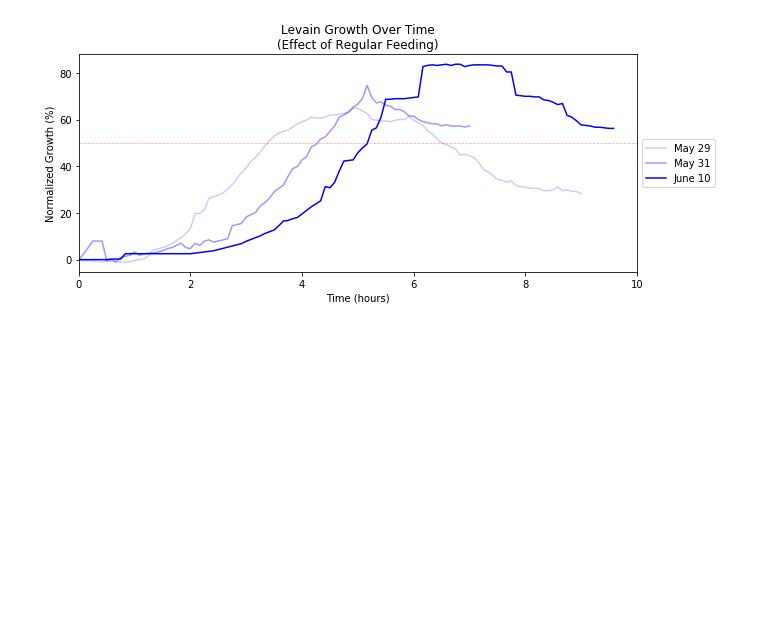
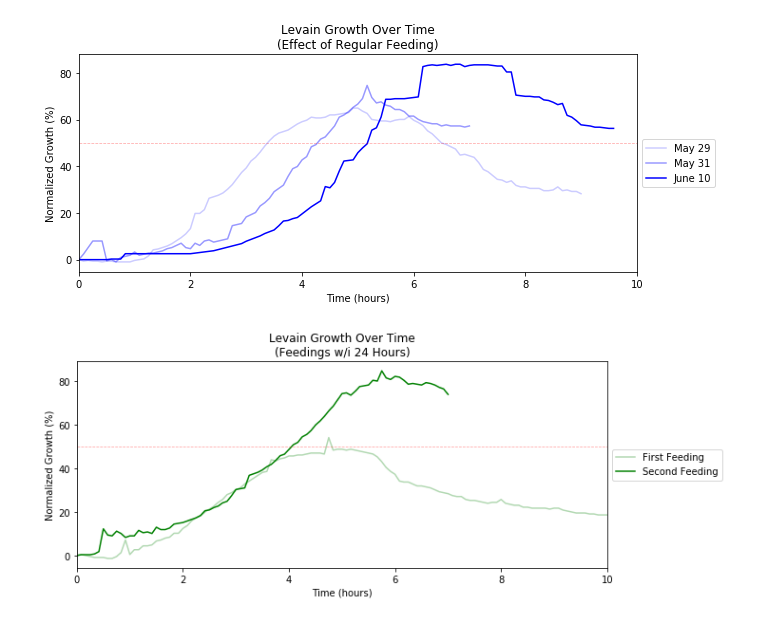
Before and after one commit to justinmklam/sourdough-starter-monitor, a Jupyter notebook: Timelapse Analysis.ipynb, the cells around one changed output. Drawn from its saved outputs; the diff is of its cells as text; code cells hidden in the pictures; blank space fills up the shorter version.

```diff
--- a/Timelapse Analysis.ipynb
+++ b/Timelapse Analysis.ipynb
@@ -133,23 +168,0 @@ Text(0.5,1,'Levain Growth Over Time')
-# %%
-def plot_heights(ax, df, label):
-    ax.plot(df['Time']/60, df['Height Normalized']*100, label=label)
-
-fig, ax = plt.subplots(1, figsize=(10,4))
-
-plot_heights(ax, df_529left, 'May 29 - Left Jar')
-plot_heights(ax, df_529right, 'May 29 - Right Jar')
-plot_heights(ax, df_531, 'May 31 - First Feeding')
-plot_heights(ax, df_531_2, 'May 31 - Second Feeding')
-plot_heights(ax, df_610, 'June 10 - Out of Fridge')
-
-ax.legend(loc='center left', bbox_to_anchor=(1, 0.5))
-ax.set_xlabel('Time (hours)')
-ax.set_ylabel('Normalized Growth (%)')
-
-# ax.axhline(y=100, color='r', linestyle='--', alpha=0.5, linewidth=0.75)
-ax.axhline(y=50, color='r', linestyle='--', alpha=0.35, linewidth=0.75)
-
-ax.set_xlim([0, 10])
-ax.set_title('Levain Growth Over Time')
-
-plt.show()
@@ -178,3 +189,25 @@ ax.set_title('Levain Growth Over Time\n(Effect of Regular Feeding)')
 plt.show()
 # %% [output]
 [figure]
+# %%
+def plot_heights(ax, df, label, alpha=1):
+    ax.plot(df['Time']/60, df['Height Normalized']*100, label=label, alpha=alpha, color='g')
+
+fig, ax = plt.subplots(1, figsize=(10,4))
+
+plot_heights(ax, df_623_1, 'First Feeding', alpha=0.3)
+plot_heights(ax, df_623, 'Second Feeding', alpha=1)
+
+ax.legend(loc='center left', bbox_to_anchor=(1, 0.5))
+ax.set_xlabel('Time (hours)')
+ax.set_ylabel('Normalized Growth (%)')
+
+# ax.axhline(y=100, color='r', linestyle='--', alpha=0.5, linewidth=0.75)
+ax.axhline(y=50, color='r', linestyle='--', alpha=0.35, linewidth=0.75)
+
+ax.set_xlim([0, 10])
+ax.set_title('Levain Growth Over Time\n(Feedings w/i 24 Hours)')
+
+plt.show()
+# %% [output]
+[figure, added]
```
Also changed, not shown: parts of 13 cells of this notebook, 15 other files.
